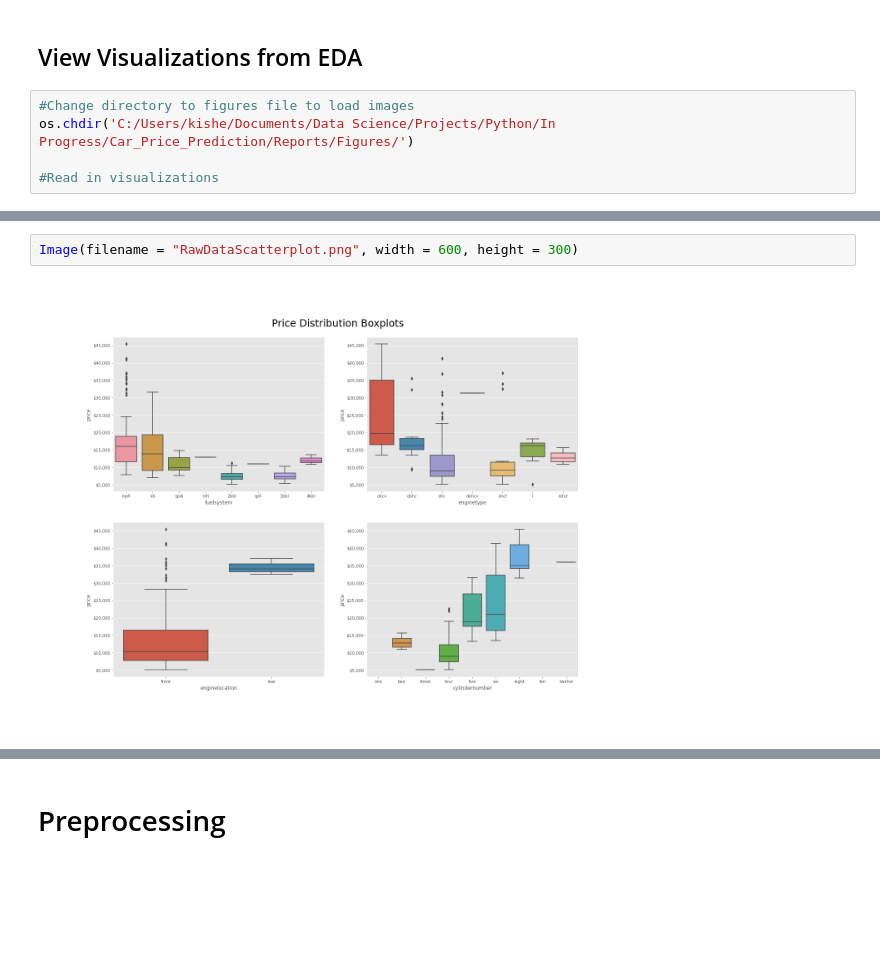
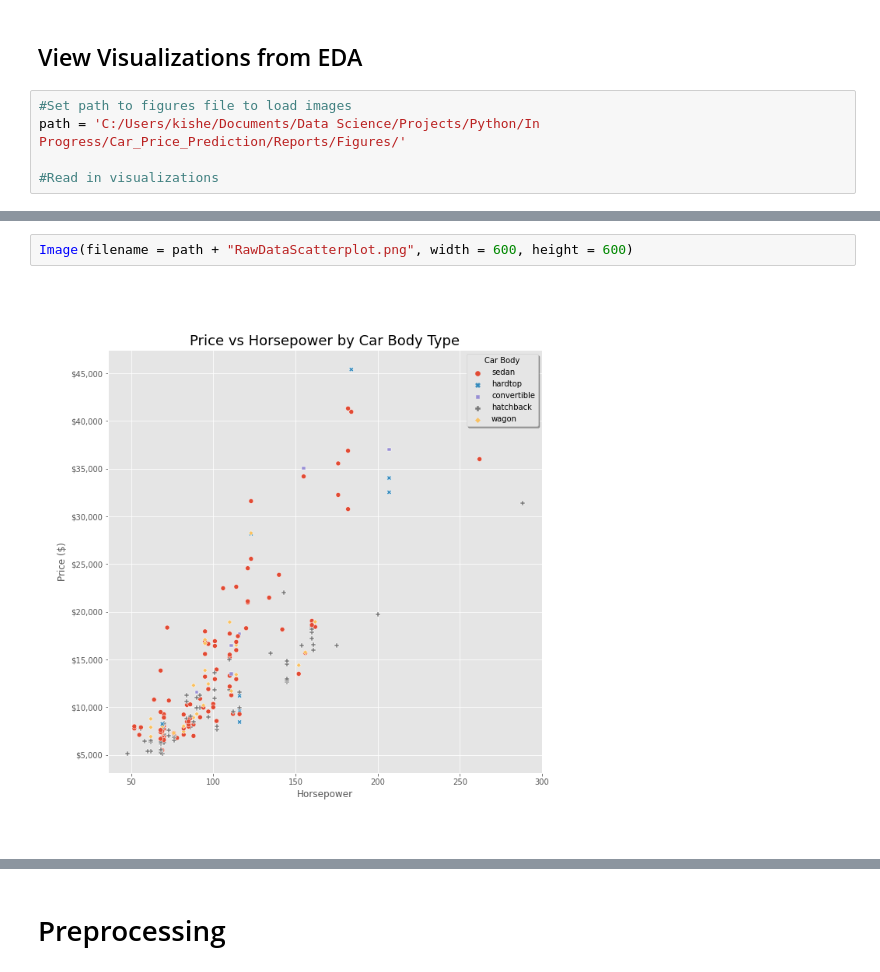
Before and after one commit to KishenSharma6/CarPricesPrediction, a Jupyter notebook: Notebooks/Preprocessing/20201029_Preprocessing.ipynb, the cells around one changed output, grey strips where cells are left out. Drawn from its saved outputs; the diff is of its cells as text; blank space fills up the shorter version.

Commit message:
Added EDA visuals

```diff
--- a/Notebooks/Preprocessing/20201029_Preprocessing.ipynb
+++ b/Notebooks/Preprocessing/20201029_Preprocessing.ipynb
@@ -40,8 +40,8 @@ raw_data= pd.read_csv(yaml_data.base.path.data)
 # %% [markdown]
 ## View Visualizations from EDA
 # %%
-#Change directory to figures file to load images
-os.chdir('C:/Users/kishe/Documents/Data Science/Projects/Python/In Progress/Car_Price_Prediction/Reports/Figures/')
+#Set path to figures file to load images
+path = 'C:/Users/kishe/Documents/Data Science/Projects/Python/In Progress/Car_Price_Prediction/Reports/Figures/'
 
 #Read in visualizations
 # %%
@@ -55,7 +57,7 @@ Image(filename = "RawDataBoxplot.png", width = 600, height = 300)
 # %% [output]
 [figure]
 # %%
-Image(filename = "RawDataScatterplot.png", width = 600, height = 300)
+Image(filename = path + "RawDataScatterplot.png", width = 600, height = 600)
 # %% [output]
-[figure, old version]
+[figure, new version]
 # %%
```
Also changed, not shown: parts of 14 cells of this notebook.
